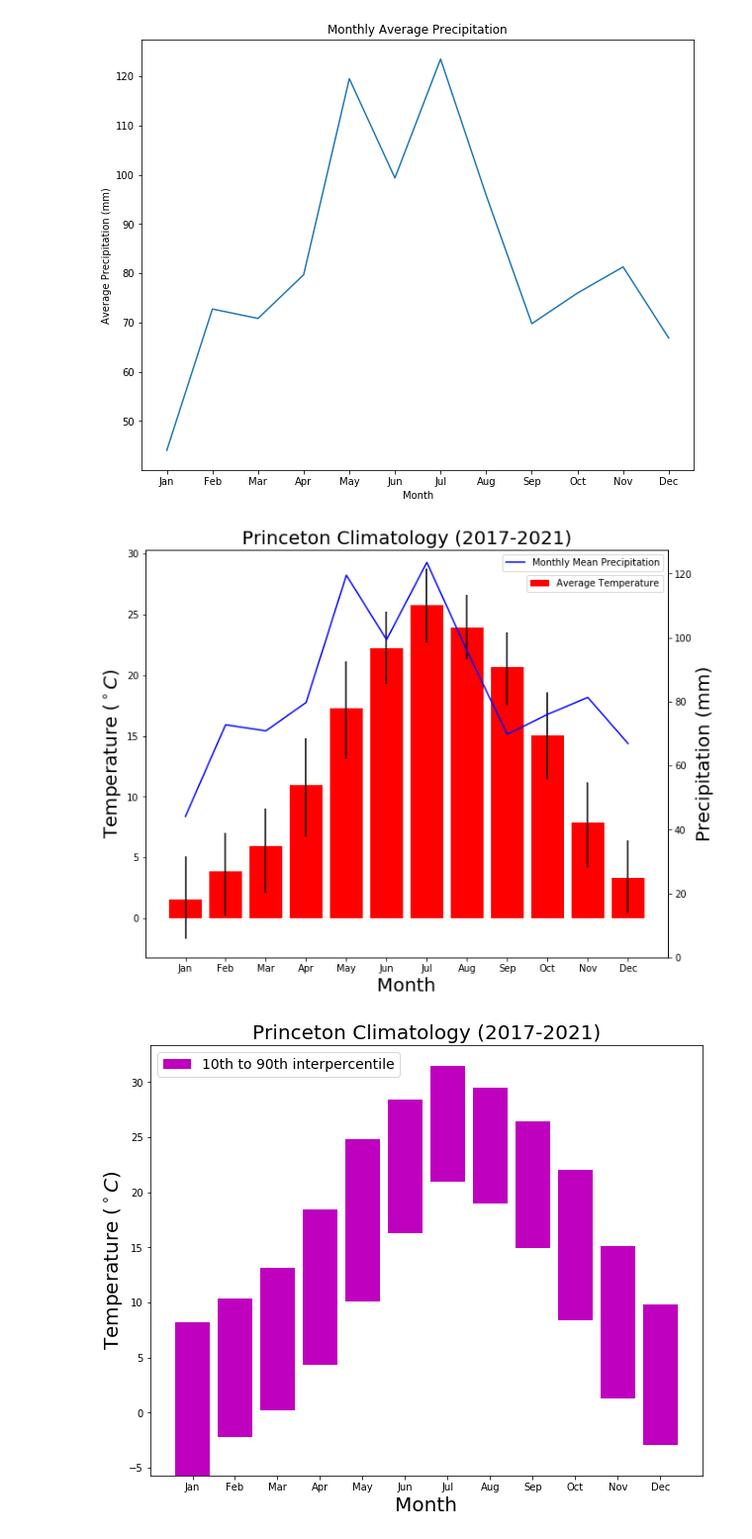
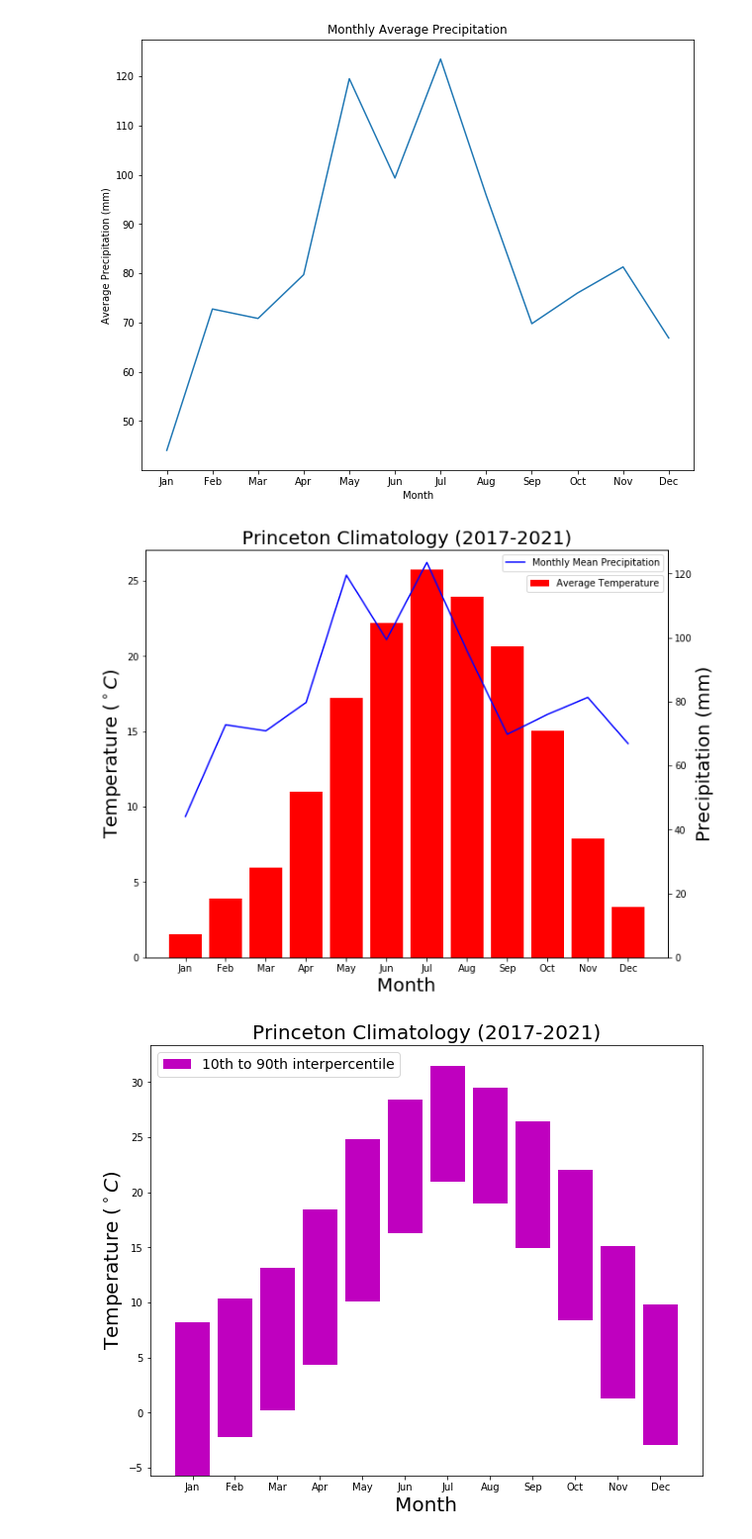
Before and after one commit to zhangt3-e/senior_thesis, a Jupyter notebook: Code/Climatology.ipynb, the cells around one changed output. Shown at 99% size. Saved outputs shown, nothing was run; the diff lists cells and outputs as text; code cells hidden in the pictures.

```diff
--- a/Code/Climatology.ipynb
+++ b/Code/Climatology.ipynb
@@ -202,19 +202,20 @@ Text(0.5, 1.0, 'Monthly Average Precipitation')
 # %%
 fig, ax1 = plt.subplots(figsize = (10, 8))
 ax1.set_xlabel('Month', size = 20)
 ax1.set_ylabel('Temperature ($^\circ C$)', size = 20)
-ax1.bar(months, Average_temperature, yerr = bound25to75 , color = 'r')
-ax1.legend(['Average Temperature', '25 to 75 interpercentile'], bbox_to_anchor=(0.5, 0.45, 0.5, 0.5))
+ax1.bar(months, height = Average_temperature, color = 'r')
+ax1.legend(['Average Temperature'], bbox_to_anchor=(0.5, 0.45, 0.5, 0.5))
 ax2 = ax1.twinx()
 ax2.set_ylabel('Precipitation (mm)', size = 20)
 ax2.set_title('Princeton Climatology (2017-2021)', size = 20)
 ax2.plot(months, Average_precipitation, color = 'b')
 ax2.set_ylim(ymin = 0)
+ax2.set_xlabel(months, fontsize =20)
 
 ax2.legend(['Monthly Mean Precipitation'], bbox_to_anchor=(0.5, 0.5, 0.5, 0.5))
 plt.show()
 # %% [output]
-[figure, old version]
+[figure, new version]
 # %%
 # Different graph
 fig, ax1 = plt.subplots(figsize = (10, 8))
```
Also changed, not shown: parts of 1 cell of this notebook, 3 other files.
